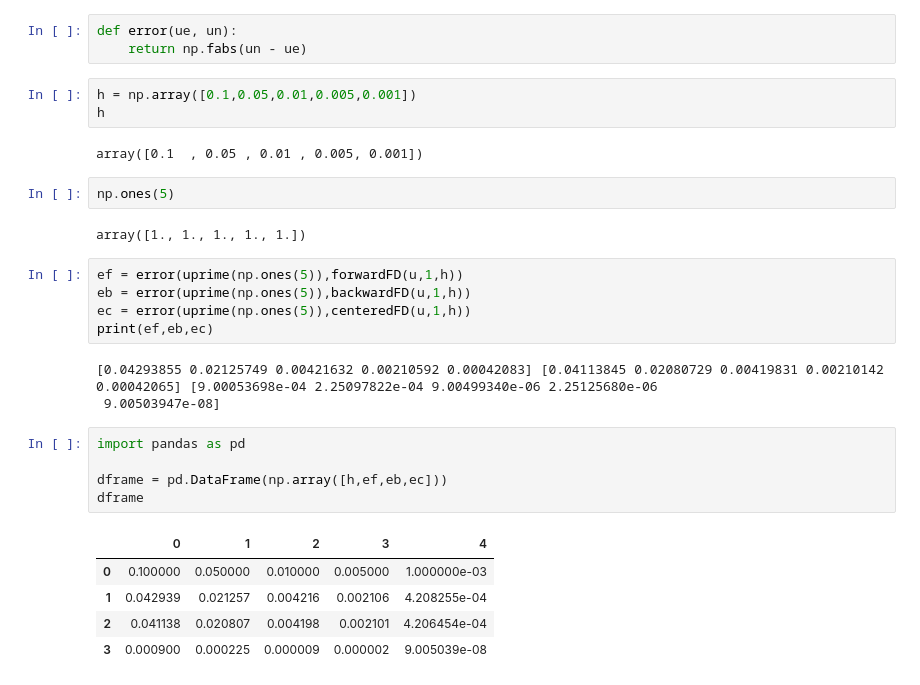
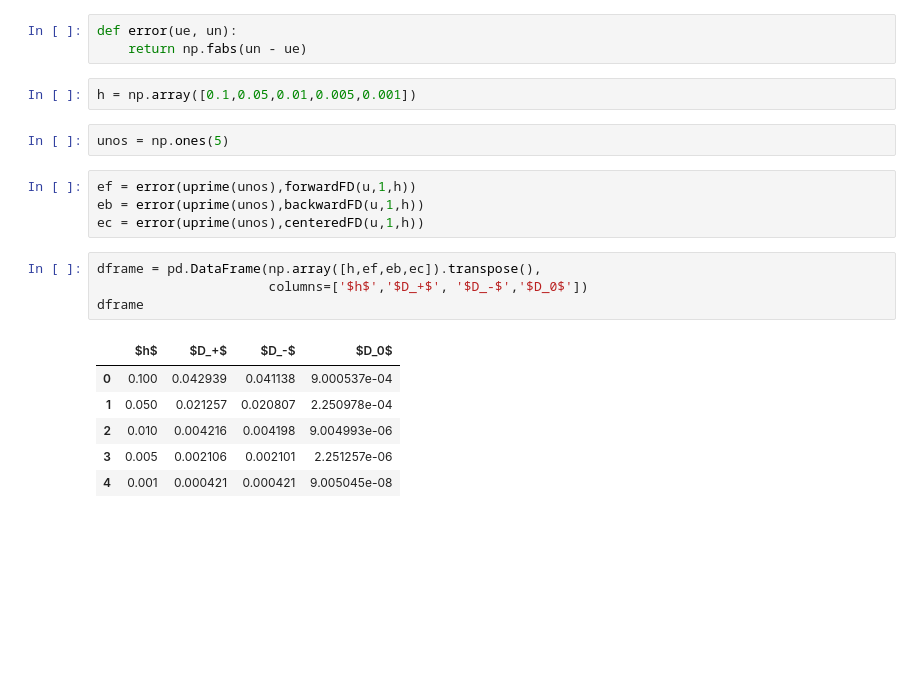
Before and after one commit to octasam/GeoMaC, a Jupyter notebook: DerivadasNumericas/01_DF_derivadasYerrores.ipynb, the cells around one changed output. Cells and saved outputs as stored; diff of their text form; blank space fills up the shorter version.

```diff
--- a/DerivadasNumericas/01_DF_derivadasYerrores.ipynb
+++ b/DerivadasNumericas/01_DF_derivadasYerrores.ipynb
@@ -62,29 +63,20 @@ def error(ue, un):
     return np.fabs(un - ue)
 # %%
 h = np.array([0.1,0.05,0.01,0.005,0.001])
-h
-# %% [output]
-array([0.1  , 0.05 , 0.01 , 0.005, 0.001])
 # %%
-np.ones(5)
+unos = np.ones(5)
-# %% [output]
-array([1., 1., 1., 1., 1.])
 # %%
-ef = error(uprime(np.ones(5)),forwardFD(u,1,h))
-eb = error(uprime(np.ones(5)),backwardFD(u,1,h))
-ec = error(uprime(np.ones(5)),centeredFD(u,1,h))
-print(ef,eb,ec)
+ef = error(uprime(unos),forwardFD(u,1,h))
+eb = error(uprime(unos),backwardFD(u,1,h))
+ec = error(uprime(unos),centeredFD(u,1,h))
-# %% [output]
-[0.04293855 0.02125749 0.00421632 0.00210592 0.00042083] [0.04113845 0.02080729 0.00419831 0.00210142 0.00042065] [9.00053698e-04 2.25097822e-04 9.00499340e-06 2.25125680e-06
- 9.00503947e-08]
 # %%
-import pandas as pd
-
-dframe = pd.DataFrame(np.array([h,ef,eb,ec]))
+dframe = pd.DataFrame(np.array([h,ef,eb,ec]).transpose(),
+                      columns=['$h$','$D_+$', '$D_-$','$D_0$'])
 dframe
 # %% [output]
-|  | 0 | 1 | 2 | 3 | 4 |
-| 0 | 0.100000 | 0.050000 | 0.010000 | 0.005000 | 1.000000e-03 |
-| 1 | 0.042939 | 0.021257 | 0.004216 | 0.002106 | 4.208255e-04 |
-| 2 | 0.041138 | 0.020807 | 0.004198 | 0.002101 | 4.206454e-04 |
-| 3 | 0.000900 | 0.000225 | 0.000009 | 0.000002 | 9.005039e-08 |
+|  | $h$ | $D_+$ | $D_-$ | $D_0$ |
+| 0 | 0.100 | 0.042939 | 0.041138 | 9.000537e-04 |
+| 1 | 0.050 | 0.021257 | 0.020807 | 2.250978e-04 |
+| 2 | 0.010 | 0.004216 | 0.004198 | 9.004993e-06 |
+| 3 | 0.005 | 0.002106 | 0.002101 | 2.251257e-06 |
+| 4 | 0.001 | 0.000421 | 0.000421 | 9.005045e-08 |
```
Also changed, not shown: parts of 12 cells of this notebook, 1 other file.
